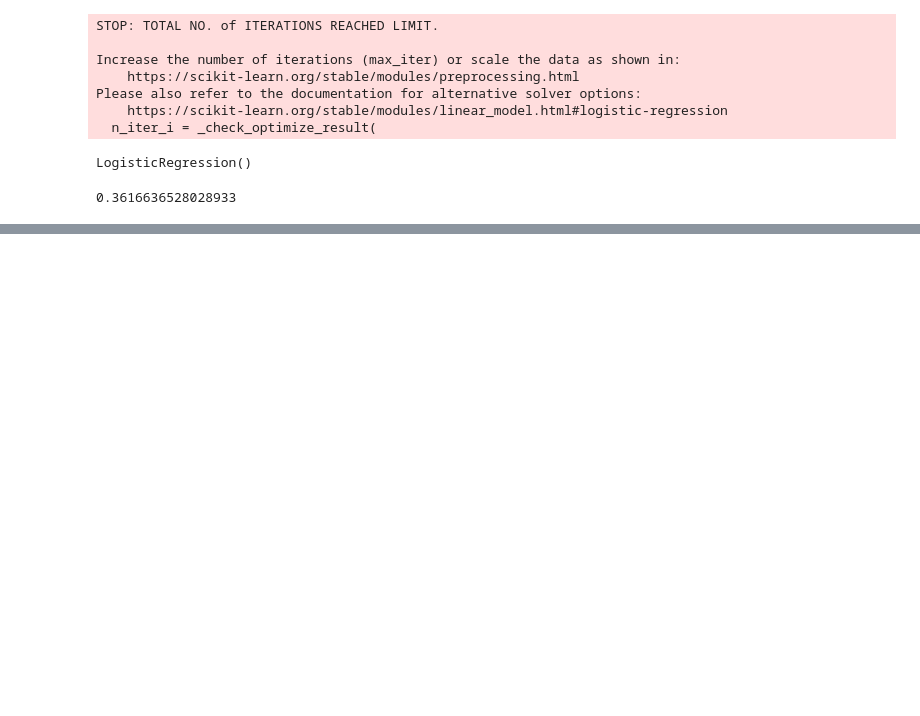
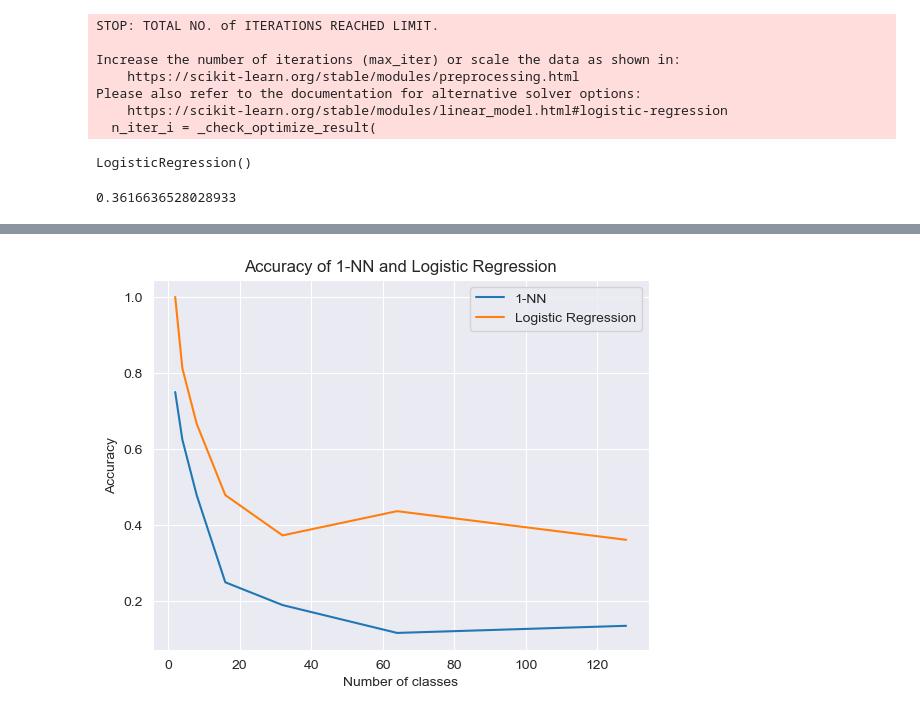
Before and after one commit to parzival979/IMAGE_RECOGNITION_PCA, a Jupyter notebook: main.ipynb, the cells around one changed output, grey strips where cells are left out. Drawn from its saved outputs; the diff is of its cells as text; code cells hidden in the pictures; blank space fills up the shorter version.

Commit message:
Accuracy Plot

```diff
--- a/main.ipynb
+++ b/main.ipynb
@@ -708,0 +605,5 @@ print(log_reg.score(X_test, y_test))
+# %%
+# picking 16 random names form the dataframe and storing them in a list
+random_names = random.sample(list(df['Name'].unique()),16)
+knn_16_acc,log_16_acc = acc_fun(df[df['Name'].isin(random_names)]['image'],df[df['Name'].isin(random_names)]['Name'])
+print(knn_16_acc,log_16_acc)
@@ -708,0 +619,5 @@ print(log_reg.score(X_test, y_test))
+# %%
+# picking 32 random names form the dataframe and storing them in a list
+random_names = random.sample(list(df['Name'].unique()),32)
+knn_32_acc,log_32_acc = acc_fun(df[df['Name'].isin(random_names)]['image'],df[df['Name'].isin(random_names)]['Name'])
+print(knn_32_acc,log_32_acc)
@@ -708,0 +633,5 @@ print(log_reg.score(X_test, y_test))
+# %%
+# picking 64 random names form the dataframe and storing them in a list
+random_names = random.sample(list(df['Name'].unique()),64)
+knn_64_acc,log_64_acc = acc_fun(df[df['Name'].isin(random_names)]['image'],df[df['Name'].isin(random_names)]['Name'])
+print(knn_64_acc,log_64_acc)
@@ -708,0 +647,3 @@ print(log_reg.score(X_test, y_test))
+# %%
+knn_all_acc,log_all_acc = acc_fun(df['image'],df['Name'])
+print(knn_all_acc,log_all_acc)
@@ -708,0 +659,12 @@ print(log_reg.score(X_test, y_test))
+# %%
+# plotting the accuracy of 1-NN and Logistic Regression
+import matplotlib.pyplot as plt
+plt.plot([2,4,8,16,32,64,128], [knn_2_acc,knn_4_acc,knn_8_acc,knn_16_acc,knn_32_acc,knn_64_acc,knn_all_acc], label='1-NN')
+plt.plot([2,4,8,16,32,64,128], [log_2_acc,log_4_acc,log_8_acc,log_16_acc,log_32_acc,log_64_acc,log_all_acc], label='Logistic Regression')
+plt.xlabel('Number of classes')
+plt.ylabel('Accuracy')
+plt.title('Accuracy of 1-NN and Logistic Regression')
+plt.legend()
+plt.show()
+# %% [output]
+[figure, added]
```
Also changed, not shown: parts of 35 cells of this notebook, 1 other file.
